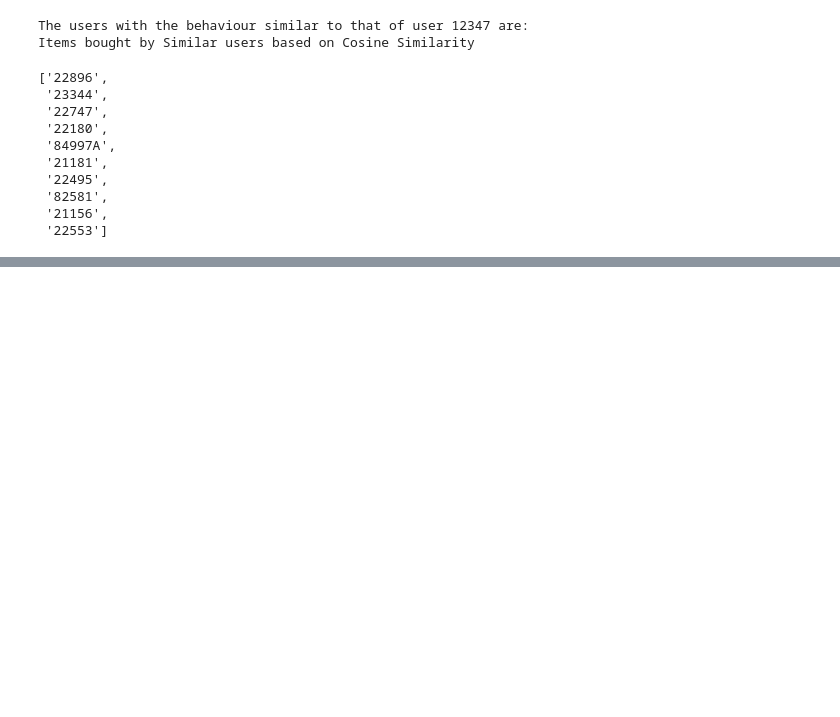
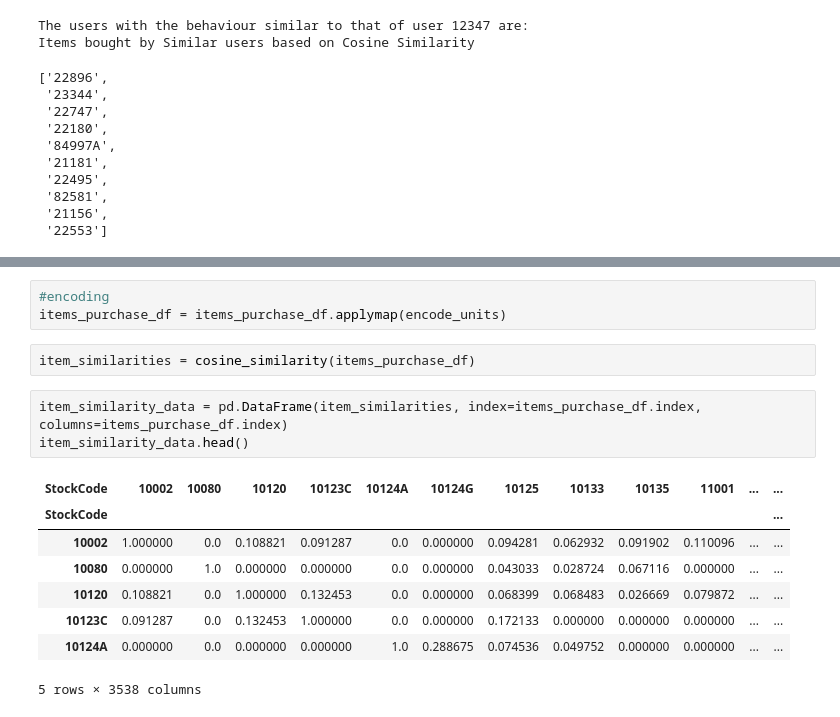
Before and after one commit to ankesh86/RecommendationSystems, a Jupyter notebook: CollaborativeFilteringRecommendation.ipynb, the cells around one changed output, grey strips where cells are left out. Saved outputs shown, nothing was run; the diff lists cells and outputs as text; blank space fills up the shorter version.

```diff
--- a/CollaborativeFilteringRecommendation.ipynb
+++ b/CollaborativeFilteringRecommendation.ipynb
@@ -203,0 +218,17 @@ Items bought by Similar users based on Cosine Similarity
+# %%
+#encoding
+items_purchase_df = items_purchase_df.applymap(encode_units)
+# %%
+item_similarities = cosine_similarity(items_purchase_df)
+# %%
+item_similarity_data = pd.DataFrame(item_similarities, index=items_purchase_df.index, columns=items_purchase_df.index)
+item_similarity_data.head()
+# %% [output]
+| StockCode | 10002 | 10080 | 10120 | 10123C | 10124A | 10124G | 10125 | 10133 | 10135 | 11001 | ... | ... |
+| StockCode |  |  |  |  |  |  |  |  |  |  |  | ... |
+| 10002 | 1.000000 | 0.0 | 0.108821 | 0.091287 | 0.0 | 0.000000 | 0.094281 | 0.062932 | 0.091902 | 0.110096 | ... | ... |
+| 10080 | 0.000000 | 1.0 | 0.000000 | 0.000000 | 0.0 | 0.000000 | 0.043033 | 0.028724 | 0.067116 | 0.000000 | ... | ... |
+| 10120 | 0.108821 | 0.0 | 1.000000 | 0.132453 | 0.0 | 0.000000 | 0.068399 | 0.068483 | 0.026669 | 0.079872 | ... | ... |
+| 10123C | 0.091287 | 0.0 | 0.132453 | 1.000000 | 0.0 | 0.000000 | 0.172133 | 0.000000 | 0.000000 | 0.000000 | ... | ... |
+| 10124A | 0.000000 | 0.0 | 0.000000 | 0.000000 | 1.0 | 0.288675 | 0.074536 | 0.049752 | 0.000000 | 0.000000 | ... | ... |
+5 rows × 3538 columns
```
Also changed, not shown: parts of 6 cells of this notebook.
